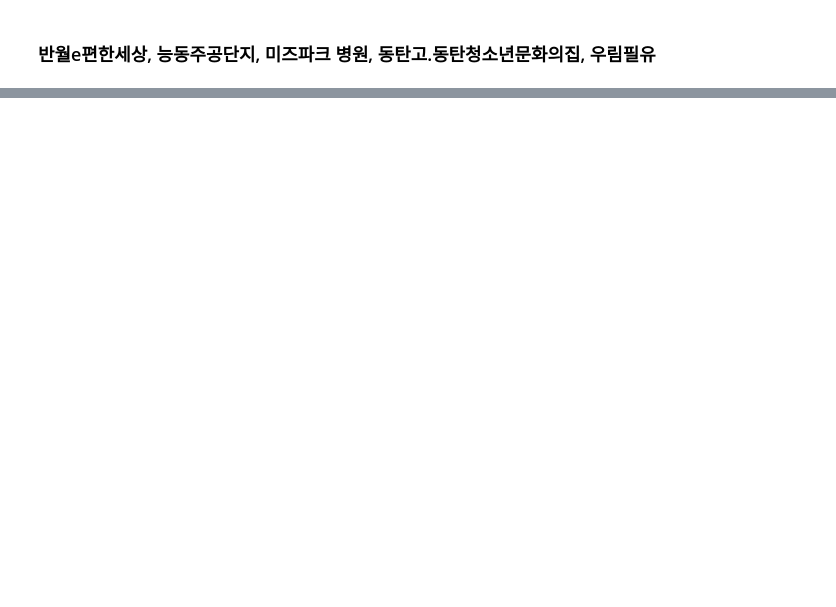
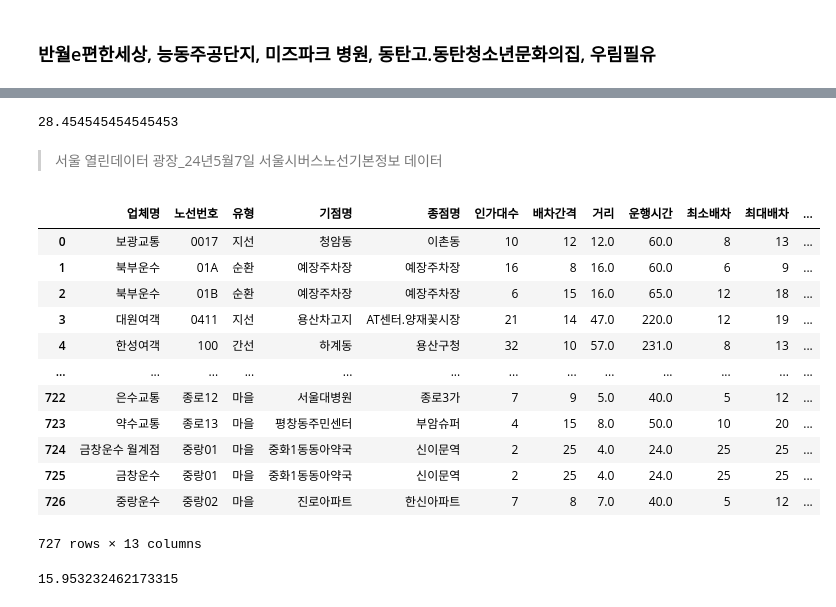
Before and after one commit to oneyoun/GTX-A-Bus-lane-optimization, a Jupyter notebook: 동릉이_data_check.ipynb, the cells around one changed output, grey strips where cells are left out. Saved outputs shown, nothing was run; the diff lists cells and outputs as text; code cells hidden in the pictures; blank space fills up the shorter version.

```diff
--- a/동릉이_data_check.ipynb
+++ b/동릉이_data_check.ipynb
@@ -958,0 +1203,27 @@ m
+# %%
+sorted_routes['출퇴근배차'].mean()
+# %% [output]
+28.454545454545453
+# %% [markdown]
+> 서울 열린데이터 광장_24년5월7일 서울시버스노선기본정보 데이터
+# %%
+seoul = pd.read_excel('./GTX_동탄역_data/서울 열린데이터 광장/서울시버스노선기본정보(20240507).xlsx')
+seoul
+# %% [output]
+|  | 업체명 | 노선번호 | 유형 | 기점명 | 종점명 | 인가대수 | 배차간격 | 거리 | 운행시간 | 최소배차 | 최대배차 | ... |
+| 0 | 보광교통 | 0017 | 지선 | 청암동 | 이촌동 | 10 | 12 | 12.0 | 60.0 | 8 | 13 | ... |
+| 1 | 북부운수 | 01A | 순환 | 예장주차장 | 예장주차장 | 16 | 8 | 16.0 | 60.0 | 6 | 9 | ... |
+| 2 | 북부운수 | 01B | 순환 | 예장주차장 | 예장주차장 | 6 | 15 | 16.0 | 65.0 | 12 | 18 | ... |
+| 3 | 대원여객 | 0411 | 지선 | 용산차고지 | AT센터.양재꽃시장 | 21 | 14 | 47.0 | 220.0 | 12 | 19 | ... |
+| 4 | 한성여객 | 100 | 간선 | 하계동 | 용산구청 | 32 | 10 | 57.0 | 231.0 | 8 | 13 | ... |
+| ... | ... | ... | ... | ... | ... | ... | ... | ... | ... | ... | ... | ... |
+| 722 | 은수교통 | 종로12 | 마을 | 서울대병원 | 종로3가 | 7 | 9 | 5.0 | 40.0 | 5 | 12 | ... |
+| 723 | 약수교통 | 종로13 | 마을 | 평창동주민센터 | 부암슈퍼 | 4 | 15 | 8.0 | 50.0 | 10 | 20 | ... |
+| 724 | 금창운수 월계점 | 중랑01 | 마을 | 중화1동동아약국 | 신이문역 | 2 | 25 | 4.0 | 24.0 | 25 | 25 | ... |
+| 725 | 금창운수 | 중랑01 | 마을 | 중화1동동아약국 | 신이문역 | 2 | 25 | 4.0 | 24.0 | 25 | 25 | ... |
+| 726 | 중랑운수 | 중랑02 | 마을 | 진로아파트 | 한신아파트 | 7 | 8 | 7.0 | 40.0 | 5 | 12 | ... |
+727 rows × 13 columns
+# %%
+seoul['배차간격'].mean()
+# %% [output]
+15.953232462173315
```
Also changed, not shown: parts of 24 cells of this notebook, 3 other files.
